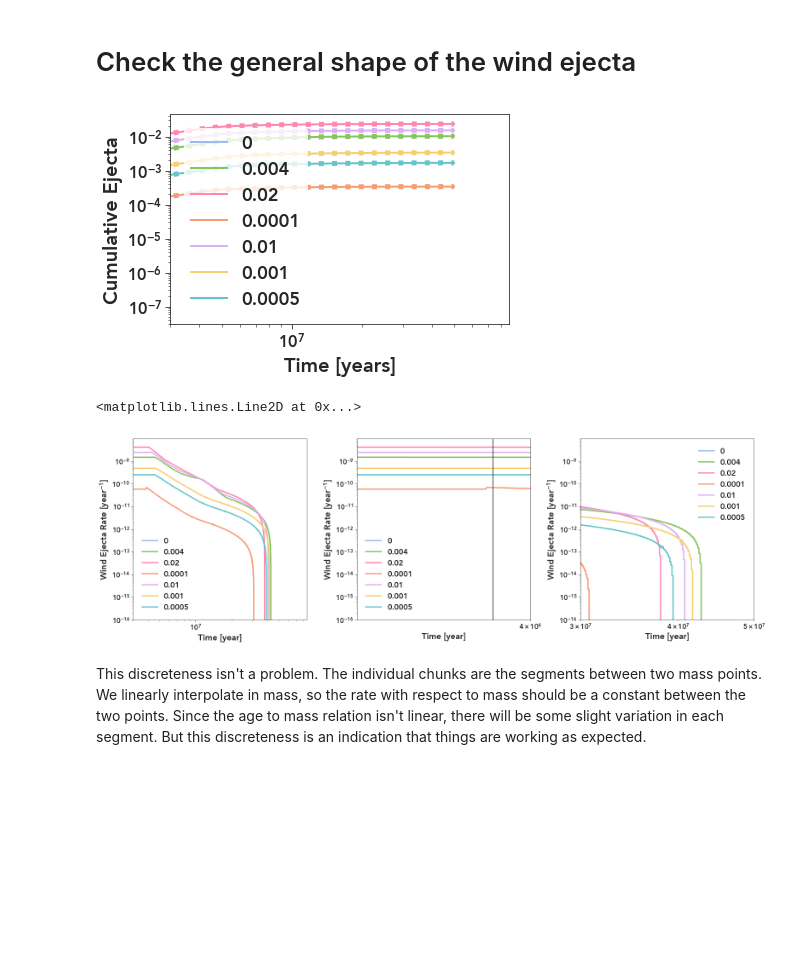
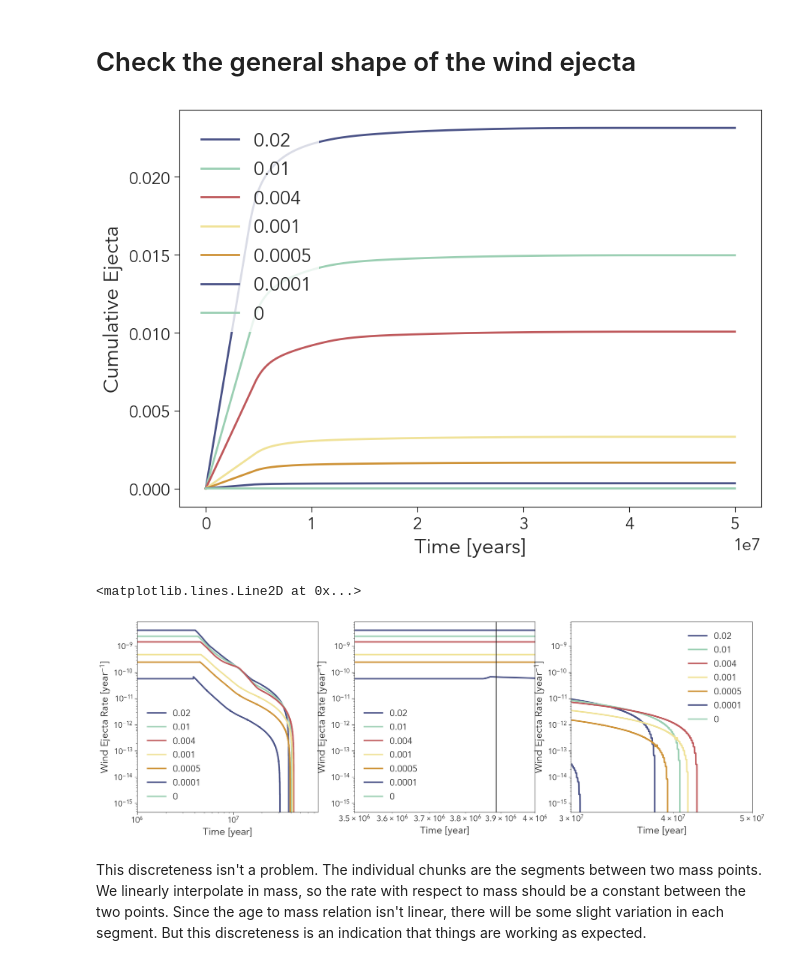
Before and after one commit to gillenbrown/agb_wrapper, a Jupyter notebook: testing/informal_tests/winds_rates.ipynb, the cells around one changed output. Drawn from its saved outputs; the diff is of its cells as text; code cells hidden in the pictures; blank space fills up the shorter version.

```diff
--- a/testing/informal_tests/winds_rates.ipynb
+++ b/testing/informal_tests/winds_rates.ipynb
@@ -48,35 +38,30 @@ generate_times([0.02, 0.01, 0.004, 0.001, 0.0005, 0.0001, 0])
 # %%
 m_star = 1
 
 fig, ax = bpl.subplots()
 
 for idx_z, z in enumerate(times):
     age_50 = lt.lifetime(50.0, z)
 
-    cumulative_ejecta_elements = []
-    cumulative_ejecta_no_elements = []
+    cumulative_ejecta = []
     for idx in range(len(times[z])):
         age_now = times[z][idx]
         m_now = turnoff_masses[z][idx]
 
-        ejecta_elts = winds_elements.get_cumulative_mass_winds_py(age_now, m_now, z, age_50)
-        ejecta_no_elts = winds_no_elements.get_cumulative_mass_winds_py(age_now, m_now, z, age_50)
+        ejecta = core.get_cumulative_mass_winds_py(age_now, m_now, z, age_50)
 
-        cumulative_ejecta_elements.append(ejecta_elts)
-        cumulative_ejecta_no_elements.append(ejecta_no_elts)
+        cumulative_ejecta.append(ejecta)
 
-    ax.plot(times[z], cumulative_ejecta_elements, lw=2, ls="-", c=bpl.color_cycle[idx_z], label=z)
-    ax.plot(times[z], cumulative_ejecta_no_elements, lw=5, ls=":", c=bpl.color_cycle[idx_z])
+    ax.plot(times[z], cumulative_ejecta, lw=2, ls="-", label=z)
 
 
-ax.set_xscale("log")
-ax.set_yscale("log")
+# ax.set_xscale("log")
+# ax.set_yscale("log")
 ax.legend()
 ax.add_labels("Time [years]", "Cumulative Ejecta")
 # ax.set_limits(3E7, 5E7)
-ax.set_limits(x_min=3E6)
 # %% [output]
-[figure, old version]
+[figure, new version]
 # %%
 m_star = 1
 
@@ -93,8 +78,8 @@ for z in times:
         m_now = turnoff_masses[z][idx]
         m_next = turnoff_masses[z][idx+1]
 
-        ejecta = winds_elements.get_ejecta_winds_py(age_now, age_next,
-                                                    m_now, m_next, m_star, z, age_50)
+        ejecta = winds.get_ejecta_winds_py(age_now, age_next,
+                                           m_now, m_next, m_star, z, age_50)
         rates.append(ejecta / dt)
 
     for ax in axs:
@@ -106,13 +91,13 @@ for ax in axs:
     ax.legend()
     ax.add_labels("Time [year]", "Wind Ejecta Rate [year$^{-1}$]")
 
-axs[0].set_limits(x_min=3E6)
+axs[0].set_limits(x_min=1E6)
 axs[1].set_limits(3.5E6, 4E6)
 axs[2].set_limits(3E7, 5E7)
 axs[1].axvline(lt.lifetime(49.5, 0.0001))
 # %% [output]
 <matplotlib.lines.Line2D at 0x...>
-[figure, old version]
+[figure, new version]
 # %% [markdown]
 This discreteness isn't a problem. The individual chunks are the segments between two mass points. We linearly interpolate in mass, so the rate with respect to mass should be a constant between the two points. Since the age to mass relation isn't linear, there will be some slight variation in each segment. But this discreteness is an indication that things are working as expected.
 # %%
```
Also changed, not shown: parts of 6 cells of this notebook, 2 other files.
